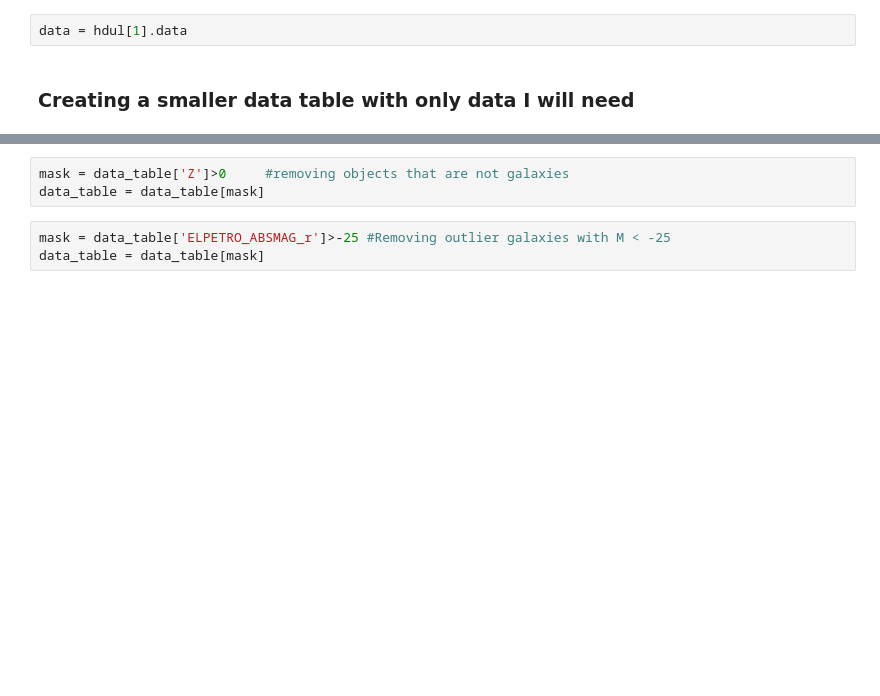
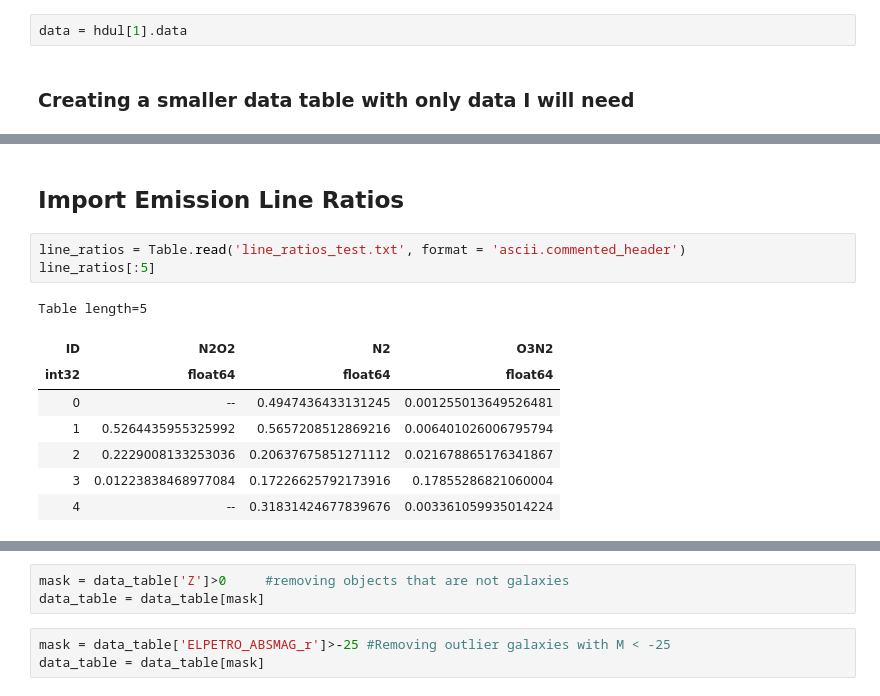
Before and after one commit to kadglass/SmallScale, a Jupyter notebook: (New Metallicity) Small Scale Environment.ipynb, the cells around one changed output, grey strips where cells are left out. Drawn from its saved outputs; the diff is of its cells as text; blank space fills up the shorter version.

```diff
--- a/(New Metallicity) Small Scale Environment.ipynb
+++ b/(New Metallicity) Small Scale Environment.ipynb
@@ -99,0 +100,14 @@ data_table['N2O2'] = data['N2O2']
+# %% [markdown]
+## Import Emission Line Ratios
+# %%
+line_ratios = Table.read('line_ratios_test.txt', format = 'ascii.commented_header')
+line_ratios[:5]
+# %% [output]
+Table length=5
+| ID | N2O2 | N2 | O3N2 |
+| int32 | float64 | float64 | float64 |
+| 0 | -- | 0.4947436433131245 | 0.001255013649526481 |
+| 1 | 0.5264435955325992 | 0.5657208512869216 | 0.006401026006795794 |
+| 2 | 0.2229008133253036 | 0.20637675851271112 | 0.021678865176341867 |
+| 3 | 0.01223838468977084 | 0.17226625792173916 | 0.17855286821060004 |
+| 4 | -- | 0.31831424677839676 | 0.003361059935014224 |
```
Also changed, not shown: parts of 22 cells of this notebook, 3 other files.
